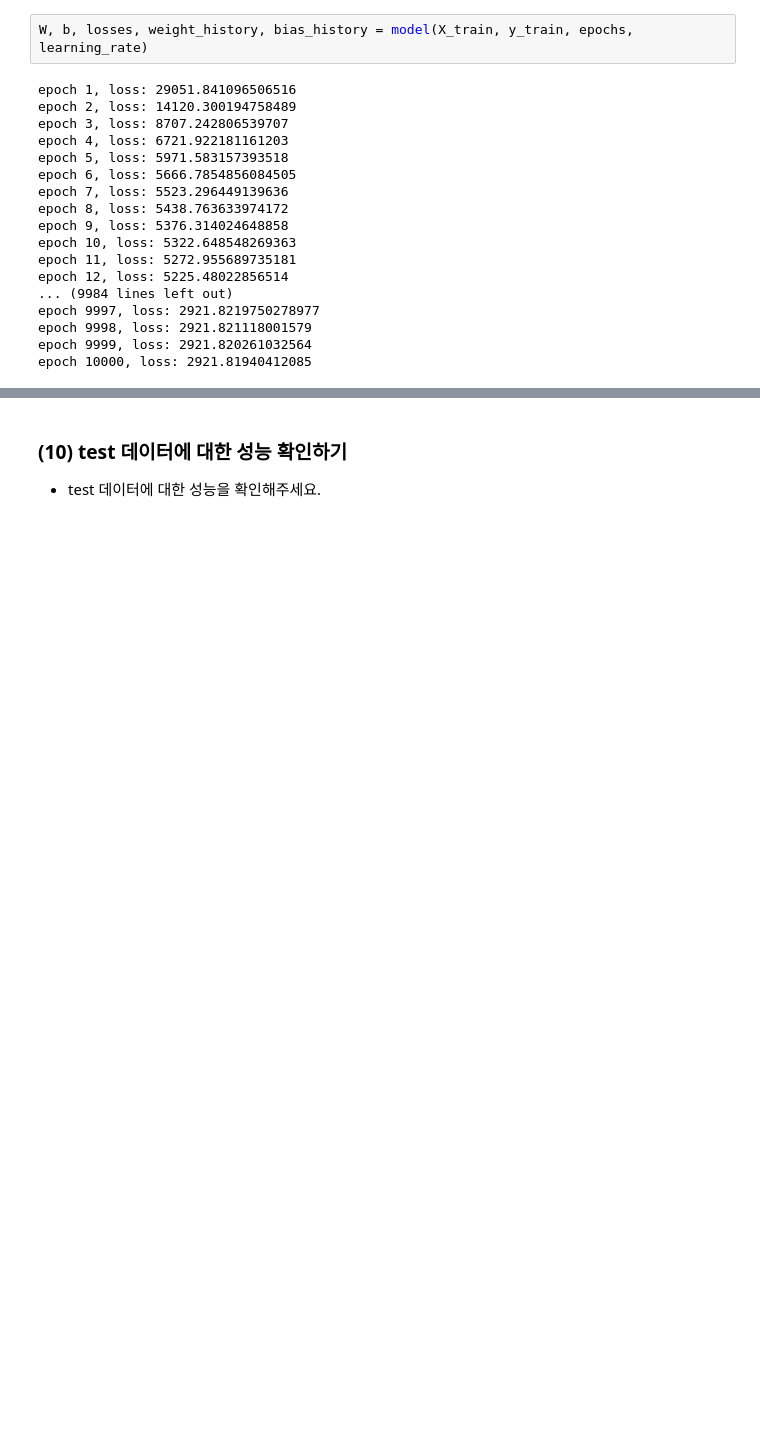
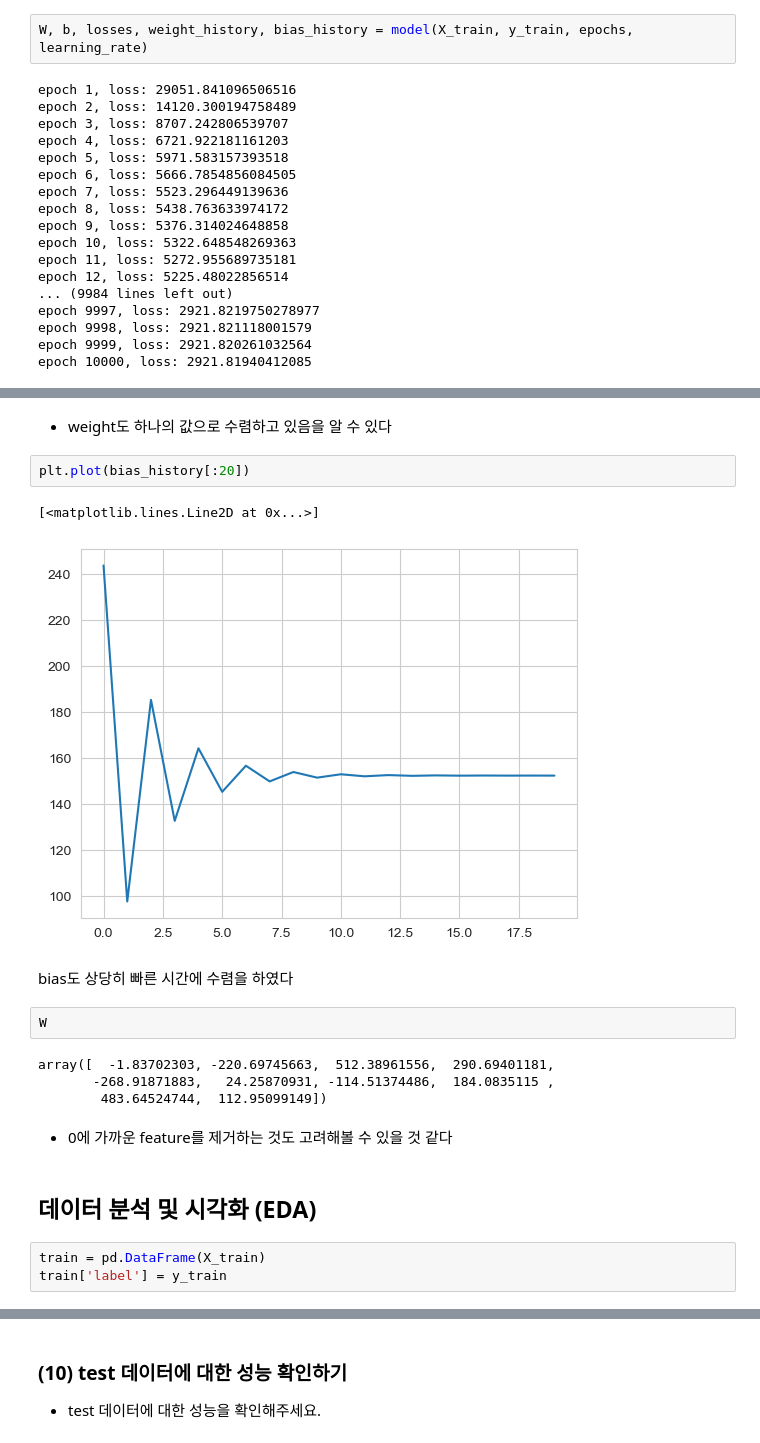
Before and after one commit to seongyeon1/aiffel, a Jupyter notebook: Exploration/Quest2/project1_sykim.ipynb, the cells around one changed output, grey strips where cells are left out. Saved outputs shown, nothing was run; the diff lists cells and outputs as text; blank space fills up the shorter version.

```diff
--- a/Exploration/Quest2/project1_sykim.ipynb
+++ b/Exploration/Quest2/project1_sykim.ipynb
@@ -116,0 +153,22 @@ epoch 10000, loss: 2921.81940412085
+# %% [markdown]
+- weight도 하나의 값으로 수렴하고 있음을 알 수 있다
+# %%
+plt.plot(bias_history[:20])
+# %% [output]
+[<matplotlib.lines.Line2D at 0x...>]
+[figure, added]
+# %% [markdown]
+bias도 상당히 빠른 시간에 수렴을 하였다
+# %%
+W
+# %% [output]
+array([  -1.83702303, -220.69745663,  512.38961556,  290.69401181,
+       -268.91871883,   24.25870931, -114.51374486,  184.0835115 ,
+        483.64524744,  112.95099149])
+# %% [markdown]
+- 0에 가까운 feature를 제거하는 것도 고려해볼 수 있을 것 같다
+# %% [markdown]
+## 데이터 분석 및 시각화 (EDA)
+# %%
+train = pd.DataFrame(X_train)
+train['label'] = y_train
```
Also changed, not shown: parts of 45 cells of this notebook.
